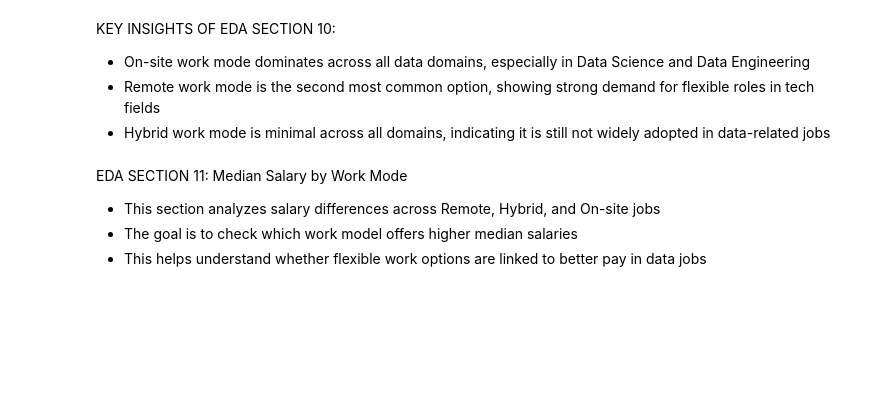
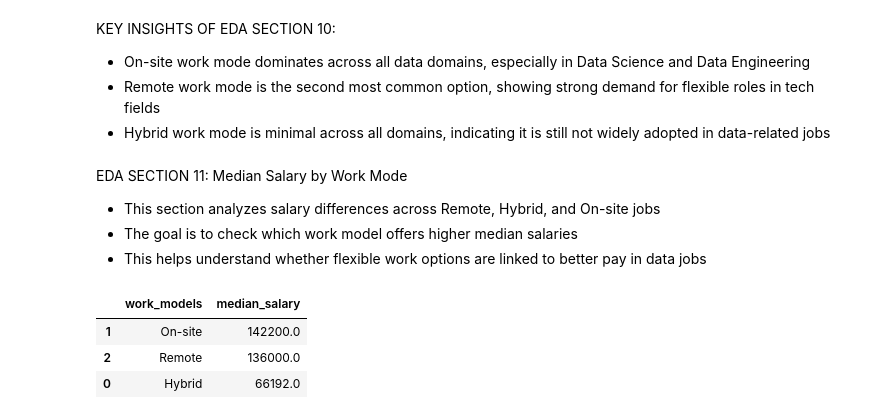
Before and after one commit to Chauhanekta21/Data_Job_Market_Analysis, a Jupyter notebook: main_file.ipynb, the cells around one changed output. Cells and saved outputs as stored; diff of their text form; code cells hidden in the pictures; blank space fills up the shorter version.

Commit message:
Calculated median salary for each work model to compare salary trends across Remote, Hybrid, and On-site jobs

```diff
--- a/main_file.ipynb
+++ b/main_file.ipynb
@@ -1416,3 +1415,16 @@ EDA SECTION 11: Median Salary by Work Mode
 - This section analyzes salary differences across Remote, Hybrid, and On-site jobs
 - The goal is to check which work model offers higher median salaries
 - This helps understand whether flexible work options are linked to better pay in data jobs
+# %%
+#step01: Calculated median salary for each work model
+
+median_salary_workmode = (clean_dataset.groupby("work_models")
+                            ["salary_in_usd"].median()
+                            .reset_index(name="median_salary")
+                            .sort_values("median_salary", ascending=False))
+median_salary_workmode
+# %% [output]
+|  | work_models | median_salary |
+| 1 | On-site | 142200.0 |
+| 2 | Remote | 136000.0 |
+| 0 | Hybrid | 66192.0 |
```
Also changed, not shown: parts of 2 cells of this notebook.
